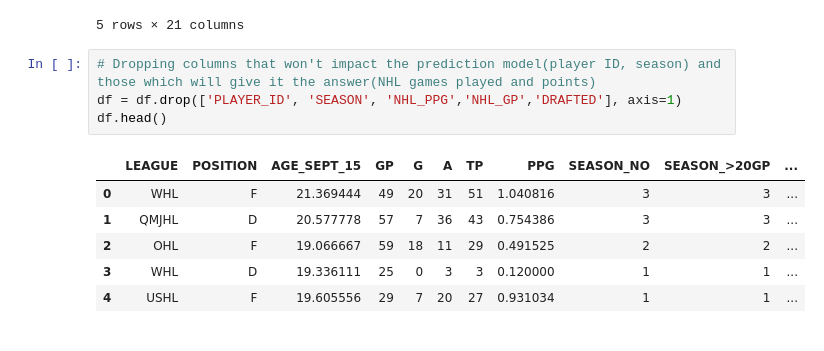
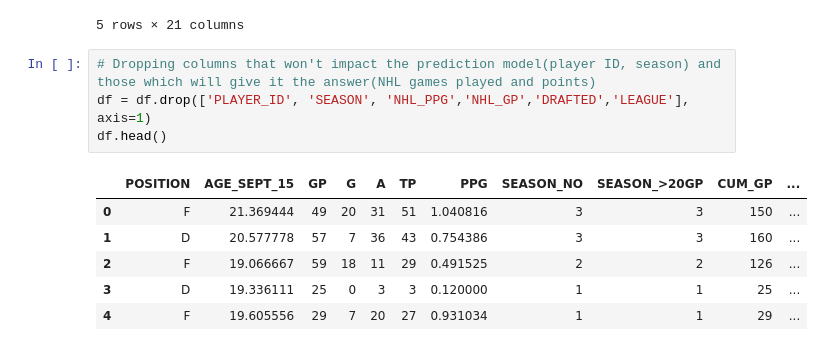
Before and after one commit to kstradinger/Junior-Hockey-Analysis, a Jupyter notebook: Decision_tree_drafted.ipynb, the cells around one changed output. Cells and saved outputs as stored; diff of their text form.

```diff
--- a/Decision_tree_drafted.ipynb
+++ b/Decision_tree_drafted.ipynb
@@ -18,12 +18,12 @@ df.head()
 5 rows × 21 columns
 # %%
 # Dropping columns that won't impact the prediction model(player ID, season) and those which will give it the answer(NHL games played and points)
-df = df.drop(['PLAYER_ID', 'SEASON', 'NHL_PPG','NHL_GP','DRAFTED'], axis=1)
+df = df.drop(['PLAYER_ID', 'SEASON', 'NHL_PPG','NHL_GP','DRAFTED','LEAGUE'], axis=1)
 df.head()
 # %% [output]
-|  | LEAGUE | POSITION | AGE_SEPT_15 | GP | G | A | TP | PPG | SEASON_NO | SEASON_>20GP | ... |
-| 0 | WHL | F | 21.369444 | 49 | 20 | 31 | 51 | 1.040816 | 3 | 3 | ... |
-| 1 | QMJHL | D | 20.577778 | 57 | 7 | 36 | 43 | 0.754386 | 3 | 3 | ... |
-| 2 | OHL | F | 19.066667 | 59 | 18 | 11 | 29 | 0.491525 | 2 | 2 | ... |
-| 3 | WHL | D | 19.336111 | 25 | 0 | 3 | 3 | 0.120000 | 1 | 1 | ... |
-| 4 | USHL | F | 19.605556 | 29 | 7 | 20 | 27 | 0.931034 | 1 | 1 | ... |
+|  | POSITION | AGE_SEPT_15 | GP | G | A | TP | PPG | SEASON_NO | SEASON_>20GP | CUM_GP | ... |
+| 0 | F | 21.369444 | 49 | 20 | 31 | 51 | 1.040816 | 3 | 3 | 150 | ... |
+| 1 | D | 20.577778 | 57 | 7 | 36 | 43 | 0.754386 | 3 | 3 | 160 | ... |
+| 2 | F | 19.066667 | 59 | 18 | 11 | 29 | 0.491525 | 2 | 2 | 126 | ... |
+| 3 | D | 19.336111 | 25 | 0 | 3 | 3 | 0.120000 | 1 | 1 | 25 | ... |
+| 4 | F | 19.605556 | 29 | 7 | 20 | 27 | 0.931034 | 1 | 1 | 29 | ... |
```
Also changed, not shown: parts of 7 cells of this notebook.
